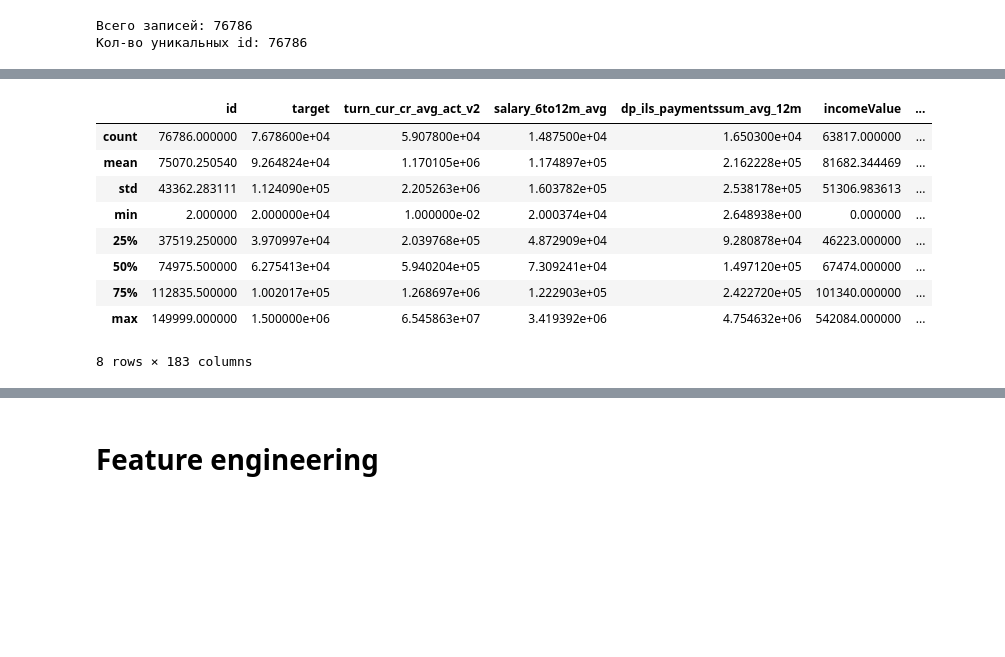
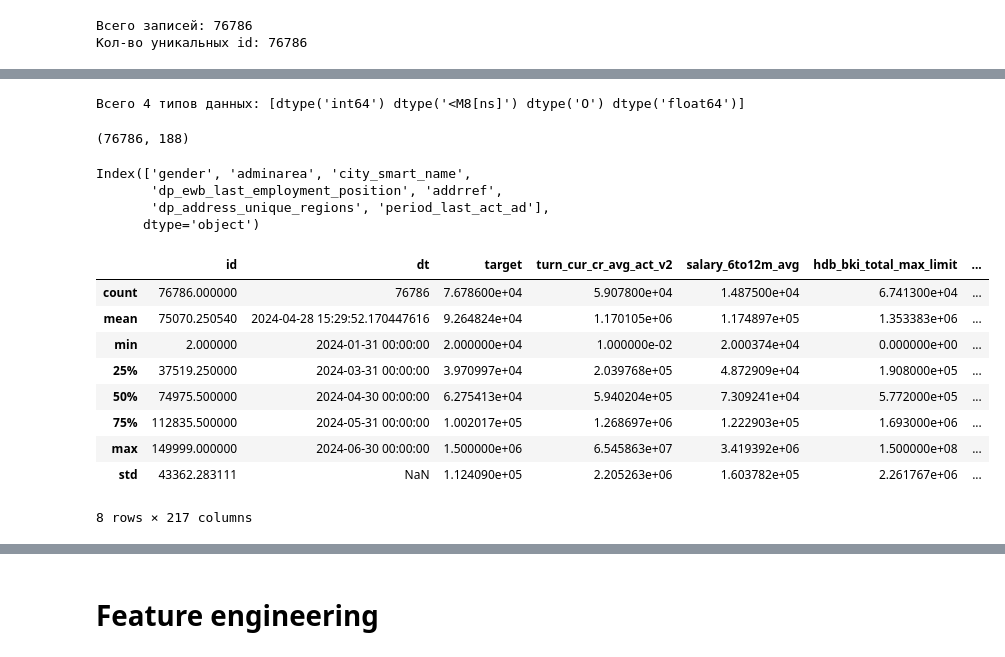
Before and after one commit to ATHigh/Hack_and_Change_2025, a Jupyter notebook: solution.ipynb, the cells around one changed output, grey strips where cells are left out. Saved outputs shown, nothing was run; the diff lists cells and outputs as text; code cells hidden in the pictures; blank space fills up the shorter version.

```diff
--- a/solution.ipynb
+++ b/solution.ipynb
@@ -13,7 +14,7 @@ import tqdm as notebook_tqdm
 # %% [markdown]
 # Load data
 # %%
-train_data = pd.read_csv('data/hackathon_income_train.csv', delimiter=';', decimal=',', parse_dates=['dt'], dayfirst=False)
+train_data = pd.read_csv('data/hackathon_income_train.csv', delimiter=';', decimal='.', parse_dates=['dt'], dayfirst=False)
 train_data.head()
 # %% [output]
 |  | id | dt | target | turn_cur_cr_avg_act_v2 | salary_6to12m_avg | hdb_bki_total_max_limit | ... |
@@ -33,6 +34,6 @@ dtypes: datetime64[ns](1), float64(182), int64(1), object(40)
 memory usage: 131.2+ MB
 # %%
-test_data = pd.read_csv('data/hackathon_income_test.csv', delimiter=';', decimal=',', parse_dates=['dt'], dayfirst=False)
+test_data = pd.read_csv('data/hackathon_income_test.csv', delimiter=';', decimal='.', parse_dates=['dt'], dayfirst=False)
 test_data.head()
 # %% [output]
 |  | id | dt | turn_cur_cr_avg_act_v2 | salary_6to12m_avg | hdb_bki_total_max_limit | dp_ils_paymentssum_avg_12m | ... |
@@ -103,13 +103,47 @@ features.loc[features['признак'] == 'dp_address_unique_regions']
+# %%
+print(f'Всего {train_data.dtypes.nunique()} типов данных: {train_data.dtypes.unique()}')
+# %% [output]
+Всего 4 типов данных: [dtype('int64') dtype('<M8[ns]') dtype('O') dtype('float64')]
+# %%
+train_data.select_dtypes(include='O').shape
+# %% [output]
+(76786, 188)
+# %%
+def convert_numeric_columns(df):
+    for col in df.columns:
+        if df[col].dtype == 'object':
+            # Replace comma with dot for decimal conversion
+            df[col] = df[col].astype(str).str.replace(',', '.', regex=False)
+            # Convert to numeric, coercing errors to NaN
+            try:
+                df[col] = df[col].astype(float)
+            except Exception:
+                continue
+    return df
+
+train_df = convert_numeric_columns(train_data)
+test_df = convert_numeric_columns(test_data)
+# %%
+train_df.select_dtypes(include=['O']).columns
+# %% [output]
+Index(['gender', 'adminarea', 'city_smart_name',
+       'dp_ewb_last_employment_position', 'addrref',
+       'dp_address_unique_regions', 'period_last_act_ad'],
+      dtype='object')
+# %%
+for col in test_data.select_dtypes(include=['object']).columns:
+    train_df[col] = train_df[col].astype('category')
+    test_df[col] = test_df[col].astype('category')
 # %%
-train_data.describe()
+train_df.describe()
 # %% [output]
-|  | id | target | turn_cur_cr_avg_act_v2 | salary_6to12m_avg | dp_ils_paymentssum_avg_12m | incomeValue | ... |
-| count | 76786.000000 | 7.678600e+04 | 5.907800e+04 | 1.487500e+04 | 1.650300e+04 | 63817.000000 | ... |
-| mean | 75070.250540 | 9.264824e+04 | 1.170105e+06 | 1.174897e+05 | 2.162228e+05 | 81682.344469 | ... |
-| std | 43362.283111 | 1.124090e+05 | 2.205263e+06 | 1.603782e+05 | 2.538178e+05 | 51306.983613 | ... |
-| min | 2.000000 | 2.000000e+04 | 1.000000e-02 | 2.000374e+04 | 2.648938e+00 | 0.000000 | ... |
-| 25% | 37519.250000 | 3.970997e+04 | 2.039768e+05 | 4.872909e+04 | 9.280878e+04 | 46223.000000 | ... |
-| 50% | 74975.500000 | 6.275413e+04 | 5.940204e+05 | 7.309241e+04 | 1.497120e+05 | 67474.000000 | ... |
-| 75% | 112835.500000 | 1.002017e+05 | 1.268697e+06 | 1.222903e+05 | 2.422720e+05 | 101340.000000 | ... |
-| max | 149999.000000 | 1.500000e+06 | 6.545863e+07 | 3.419392e+06 | 4.754632e+06 | 542084.000000 | ... |
+|  | id | dt | target | turn_cur_cr_avg_act_v2 | salary_6to12m_avg | hdb_bki_total_max_limit | ... |
+| count | 76786.000000 | 76786 | 7.678600e+04 | 5.907800e+04 | 1.487500e+04 | 6.741300e+04 | ... |
+| mean | 75070.250540 | 2024-04-28 15:29:52.170447616 | 9.264824e+04 | 1.170105e+06 | 1.174897e+05 | 1.353383e+06 | ... |
+| min | 2.000000 | 2024-01-31 00:00:00 | 2.000000e+04 | 1.000000e-02 | 2.000374e+04 | 0.000000e+00 | ... |
+| 25% | 37519.250000 | 2024-03-31 00:00:00 | 3.970997e+04 | 2.039768e+05 | 4.872909e+04 | 1.908000e+05 | ... |
+| 50% | 74975.500000 | 2024-04-30 00:00:00 | 6.275413e+04 | 5.940204e+05 | 7.309241e+04 | 5.772000e+05 | ... |
+| 75% | 112835.500000 | 2024-05-31 00:00:00 | 1.002017e+05 | 1.268697e+06 | 1.222903e+05 | 1.693000e+06 | ... |
+| max | 149999.000000 | 2024-06-30 00:00:00 | 1.500000e+06 | 6.545863e+07 | 3.419392e+06 | 1.500000e+08 | ... |
+| std | 43362.283111 | NaN | 1.124090e+05 | 2.205263e+06 | 1.603782e+05 | 2.261767e+06 | ... |
-8 rows × 183 columns
+8 rows × 217 columns
```
Also changed, not shown: parts of 25 cells of this notebook, 1 other file.
